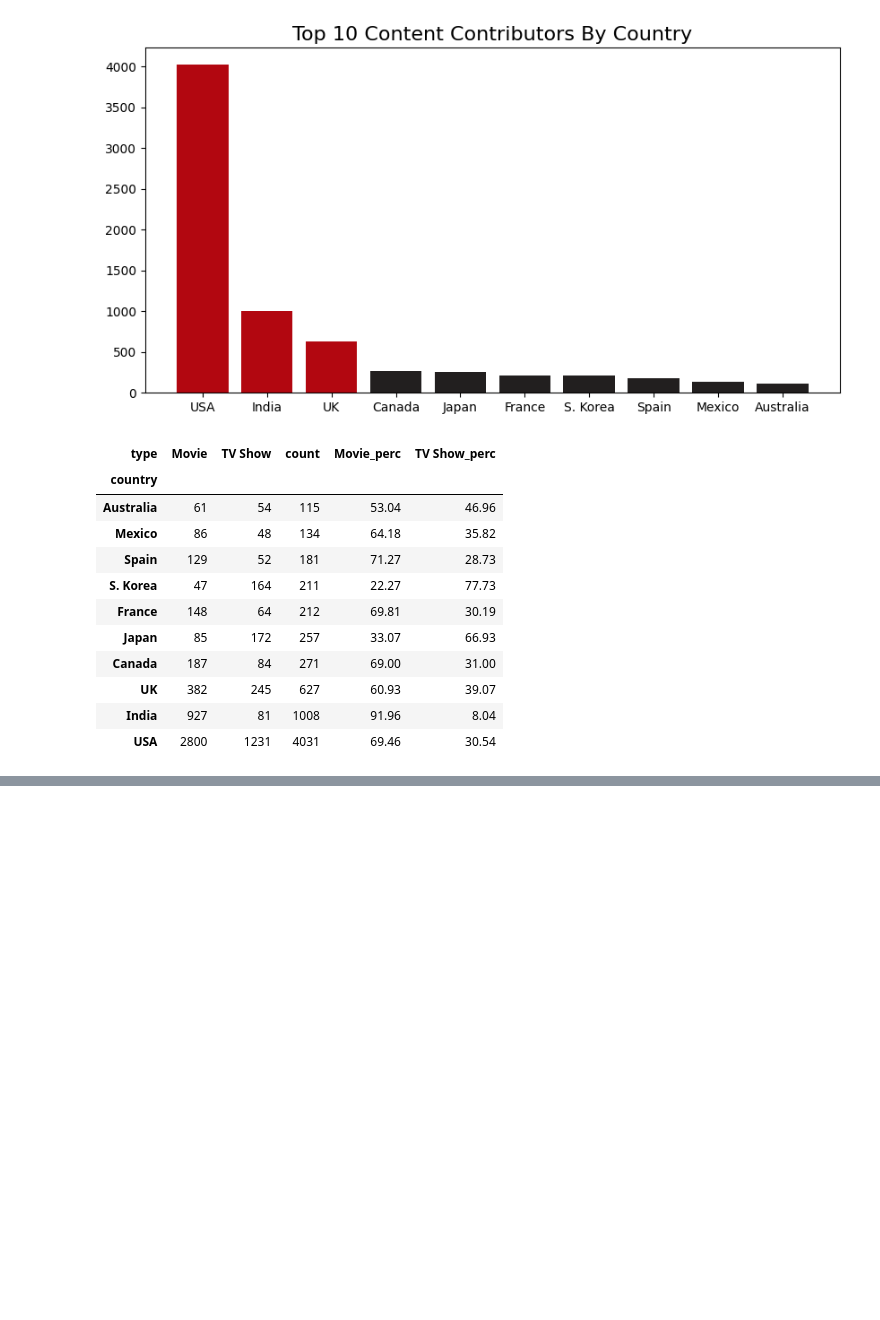
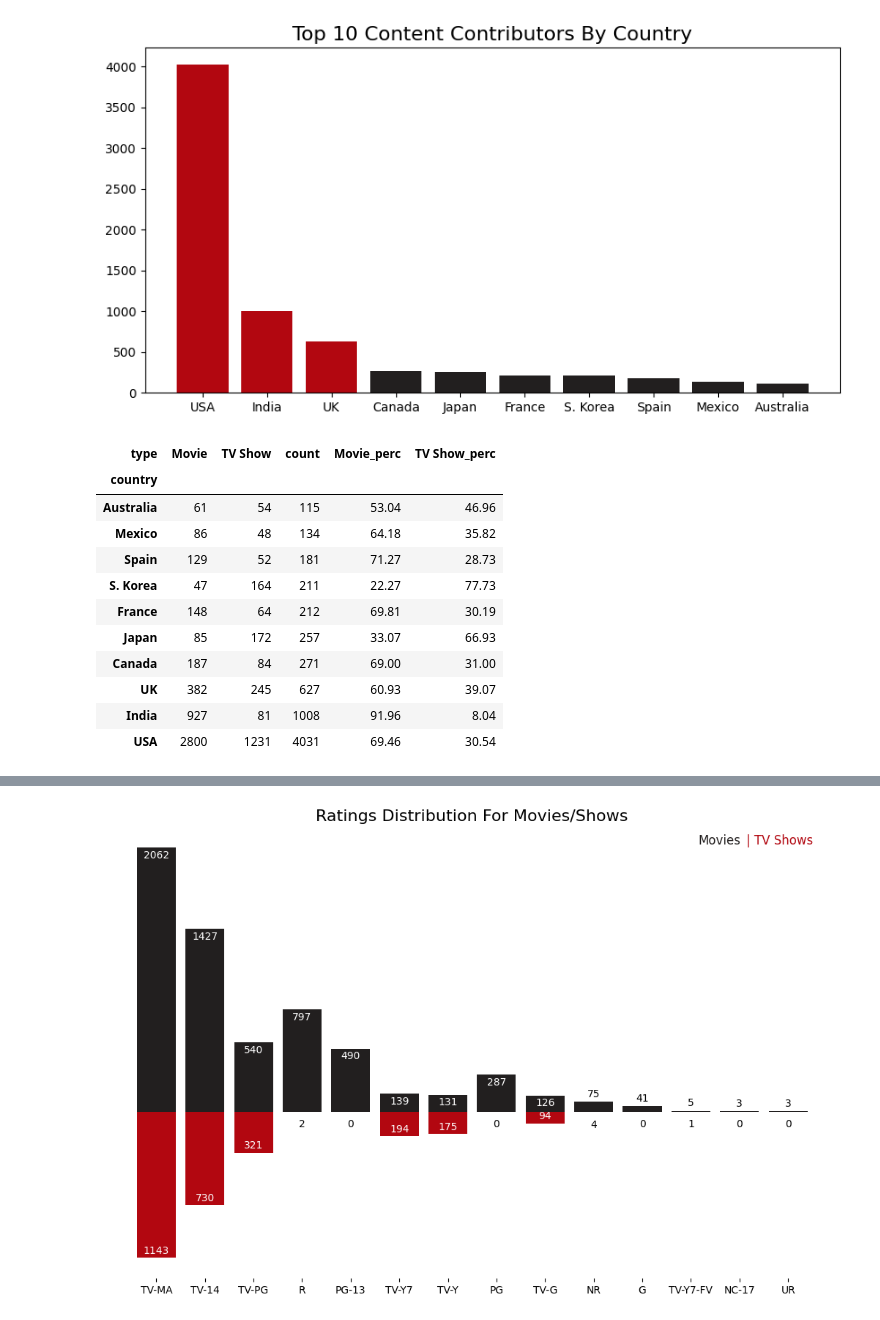
Before and after one commit to cafesmire/notebooks, a Jupyter notebook: netflix/netflix_eda.ipynb, the cells around one changed output, grey strips where cells are left out. Saved outputs shown, nothing was run; the diff lists cells and outputs as text; code cells hidden in the pictures; blank space fills up the shorter version.

Commit message:
Review ratings by movie/tv shows

```diff
--- a/netflix/netflix_eda.ipynb
+++ b/netflix/netflix_eda.ipynb
@@ -386,0 +387,61 @@ plt.show()
+# %%
+# Ratings for Movies/Shows
+order = df.groupby(['type', 'rating']).size().unstack().fillna(0).astype(int)
+rating_order = df.groupby('rating').size().reset_index(name='count').sort_values('count', ascending=False)['rating'].reset_index(drop=True)
+movie_rating = order.loc['Movie'][rating_order]
+show_rating = -order.loc['TV Show'][rating_order]
+# %%
+fig, ax = plt.subplots(figsize=(13,8))
+ax.bar(movie_rating.index, movie_rating, color='#221f1f')
+ax.bar(show_rating.index, show_rating, color = '#b20710')
+
+index = 0
+for i in movie_rating.index:
+    if(movie_rating[i] < 100):
+        ax.annotate(
+            f'{movie_rating[i]}',
+            xy=(index, movie_rating[i] + 60),
+            ha='center',
+            va='center',
+            color='Black'
+        )
+    else:
+        ax.annotate(
+            f'{movie_rating[i]}',
+            xy=(index, movie_rating[i] - 60),
+            ha='center',
+            va='center',
+            color='w'
+        )
+    index += 1
+
+index = 0
+for i in show_rating.index:
+    if(show_rating[i]*-1 > 80):
+        ax.annotate(
+            f'{show_rating[i] * -1}',
+            xy=(index, show_rating[i] + 55),
+            ha='center',
+            va='center',
+            color='w'
+        )
+    else:
+        ax.annotate(
+            f'{show_rating[i] * -1}',
+            xy=(index, show_rating[i] - 100),
+            ha='center',
+            va='center',
+            color='black'
+        )
+    index += 1
+
+fig.text(.75, .85, 'Movies', color='#221f1f', fontsize=12)
+fig.text(.8, .85, '| TV Shows', color='#b20710', fontsize=12)
+for x in ['top', 'left', 'right', 'bottom']:
+    ax.spines[x].set_visible(False)
+
+ax.set_yticks([])
+plt.title('Ratings Distribution For Movies/Shows', fontsize=16)
+plt.show()
+# %% [output]
+[figure, added]
```
Also changed, not shown: parts of 2 cells of this notebook.
